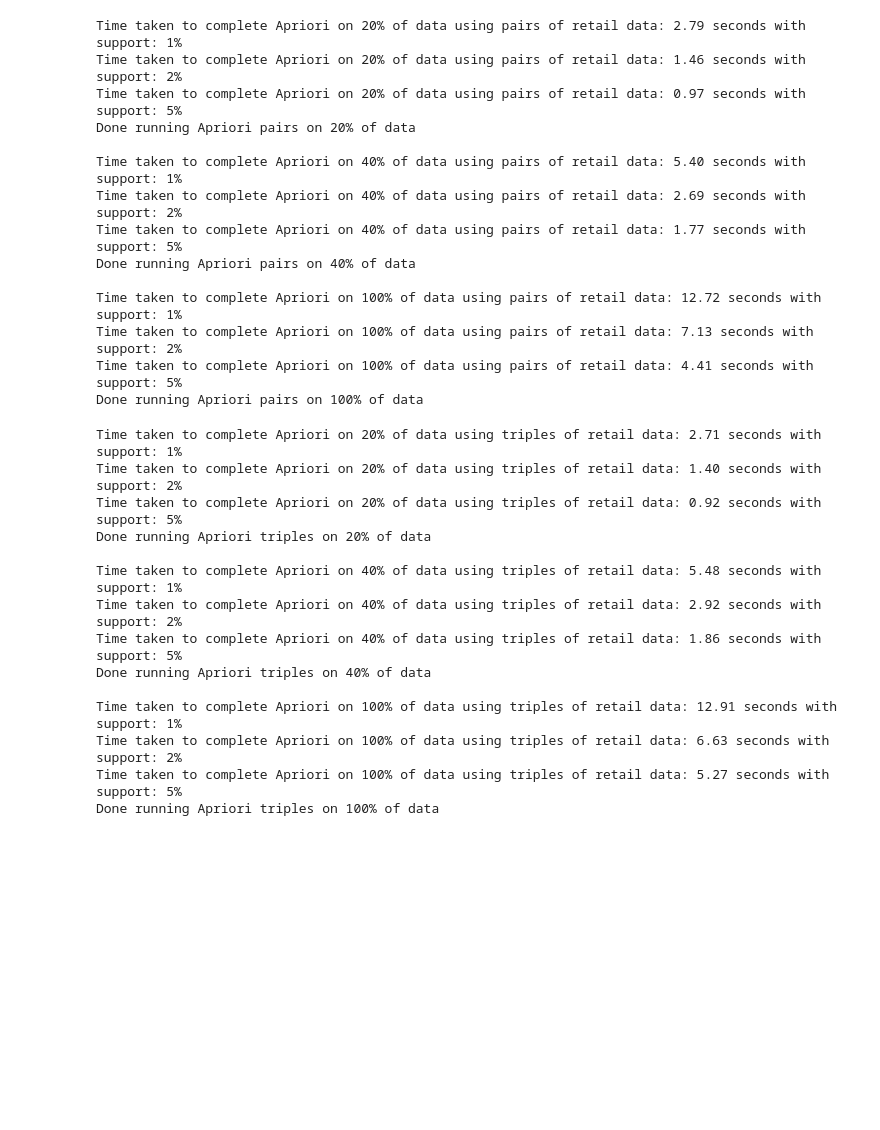
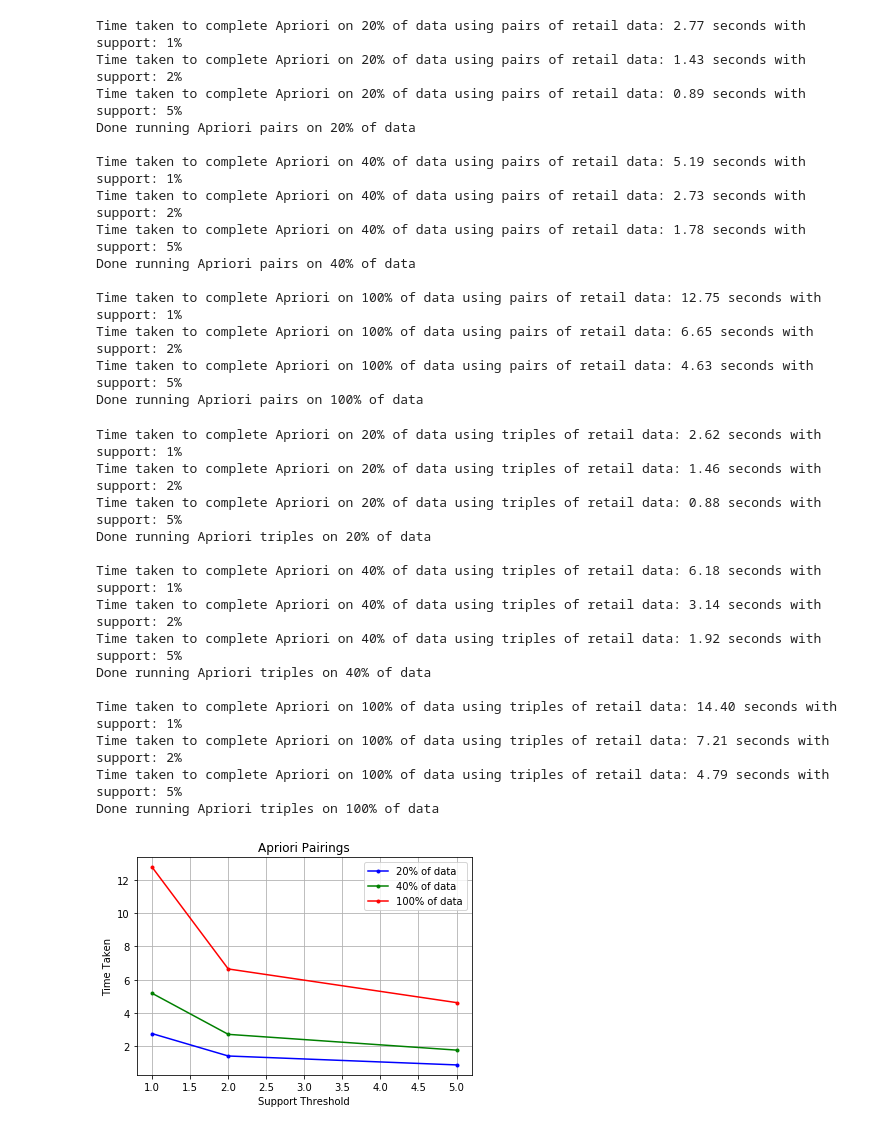
Before and after one commit to Squshy/Frequent-Pair-Data-Mining, a Jupyter notebook: apriori.ipynb, the cells around one changed output. Drawn from its saved outputs; the diff is of its cells as text; code cells hidden in the pictures; blank space fills up the shorter version.

```diff
--- a/apriori.ipynb
+++ b/apriori.ipynb
@@ -15,6 +15,7 @@ Time taken to read retail data: 0.24 seconds
 support_values = [0.01, 0.02, 0.05]
 split_data_values = [0.2, 0.4, 1]
 # %%
+apri_pair_timings = []
 # Perfom Apriori on pairs of data for all support values and split data values
 for data_split in split_data_values:
     for support in support_values:
@@ -24,26 +25,28 @@ for data_split in split_data_values:
         s_t = time()    # Start Time
         occ, freq = Apriori(data, support, 2)
         f_t = time()    # End Time
+        apri_pair_timings.append((f_t - s_t))
         PrintTimeInfo("Apriori", (data_split * 100), (f_t - s_t), support, "pairs")
         df = CreatePairDataFrame(occ, freq, len(data))
         SaveDataFrameToHTMLFile(df, file_name)
     print("Done running Apriori pairs on %d%% of data" % (data_split * 100)+"\n")
 # %% [output]
-Time taken to complete Apriori on 20% of data using pairs of retail data: 2.79 seconds with support: 1%
-Time taken to complete Apriori on 20% of data using pairs of retail data: 1.46 seconds with support: 2%
-Time taken to complete Apriori on 20% of data using pairs of retail data: 0.97 seconds with support: 5%
+Time taken to complete Apriori on 20% of data using pairs of retail data: 2.77 seconds with support: 1%
+Time taken to complete Apriori on 20% of data using pairs of retail data: 1.43 seconds with support: 2%
+Time taken to complete Apriori on 20% of data using pairs of retail data: 0.89 seconds with support: 5%
 Done running Apriori pairs on 20% of data
 
-Time taken to complete Apriori on 40% of data using pairs of retail data: 5.40 seconds with support: 1%
-Time taken to complete Apriori on 40% of data using pairs of retail data: 2.69 seconds with support: 2%
-Time taken to complete Apriori on 40% of data using pairs of retail data: 1.77 seconds with support: 5%
+Time taken to complete Apriori on 40% of data using pairs of retail data: 5.19 seconds with support: 1%
+Time taken to complete Apriori on 40% of data using pairs of retail data: 2.73 seconds with support: 2%
+Time taken to complete Apriori on 40% of data using pairs of retail data: 1.78 seconds with support: 5%
 Done running Apriori pairs on 40% of data
 
-Time taken to complete Apriori on 100% of data using pairs of retail data: 12.72 seconds with support: 1%
-Time taken to complete Apriori on 100% of data using pairs of retail data: 7.13 seconds with support: 2%
-Time taken to complete Apriori on 100% of data using pairs of retail data: 4.41 seconds with support: 5%
+Time taken to complete Apriori on 100% of data using pairs of retail data: 12.75 seconds with support: 1%
+Time taken to complete Apriori on 100% of data using pairs of retail data: 6.65 seconds with support: 2%
+Time taken to complete Apriori on 100% of data using pairs of retail data: 4.63 seconds with support: 5%
 Done running Apriori pairs on 100% of data
 # %%
+apri_triple_timings = []
 # Perfom Apriori on triples of data for all support values and split data values
 for data_split in split_data_values:
     for support in support_values:
@@ -53,22 +56,27 @@ for data_split in split_data_values:
         s_t = time()    # Start Time
         freq = Apriori(data, support, 3)
         f_t = time()    # End Time
+        apri_triple_timings.append((f_t - s_t))
         PrintTimeInfo("Apriori", (data_split * 100), (f_t - s_t), support, "triples")
         df = CreateTripleDataFrame(freq)
         SaveDataFrameToHTMLFile(df, file_name)
     print("Done running Apriori triples on %d%% of data" % (data_split * 100)+"\n")
 # %% [output]
-Time taken to complete Apriori on 20% of data using triples of retail data: 2.71 seconds with support: 1%
-Time taken to complete Apriori on 20% of data using triples of retail data: 1.40 seconds with support: 2%
-Time taken to complete Apriori on 20% of data using triples of retail data: 0.92 seconds with support: 5%
+Time taken to complete Apriori on 20% of data using triples of retail data: 2.62 seconds with support: 1%
+Time taken to complete Apriori on 20% of data using triples of retail data: 1.46 seconds with support: 2%
+Time taken to complete Apriori on 20% of data using triples of retail data: 0.88 seconds with support: 5%
 Done running Apriori triples on 20% of data
 
-Time taken to complete Apriori on 40% of data using triples of retail data: 5.48 seconds with support: 1%
-Time taken to complete Apriori on 40% of data using triples of retail data: 2.92 seconds with support: 2%
-Time taken to complete Apriori on 40% of data using triples of retail data: 1.86 seconds with support: 5%
+Time taken to complete Apriori on 40% of data using triples of retail data: 6.18 seconds with support: 1%
+Time taken to complete Apriori on 40% of data using triples of retail data: 3.14 seconds with support: 2%
+Time taken to complete Apriori on 40% of data using triples of retail data: 1.92 seconds with support: 5%
 Done running Apriori triples on 40% of data
 
-Time taken to complete Apriori on 100% of data using triples of retail data: 12.91 seconds with support: 1%
-Time taken to complete Apriori on 100% of data using triples of retail data: 6.63 seconds with support: 2%
-Time taken to complete Apriori on 100% of data using triples of retail data: 5.27 seconds with support: 5%
+Time taken to complete Apriori on 100% of data using triples of retail data: 14.40 seconds with support: 1%
+Time taken to complete Apriori on 100% of data using triples of retail data: 7.21 seconds with support: 2%
+Time taken to complete Apriori on 100% of data using triples of retail data: 4.79 seconds with support: 5%
 Done running Apriori triples on 100% of data
+# %%
+CreatePLPlot(apri_pair_timings, support_values, "Apriori Pairings")
+# %% [output]
+[figure, added]
```
Also changed, not shown: parts of 3 cells of this notebook, 24 other files.
